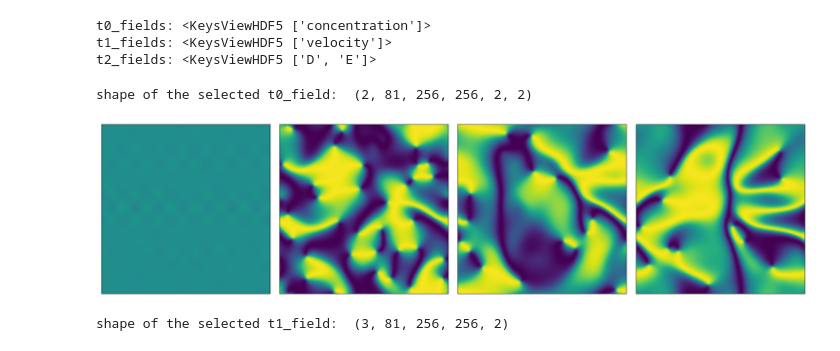
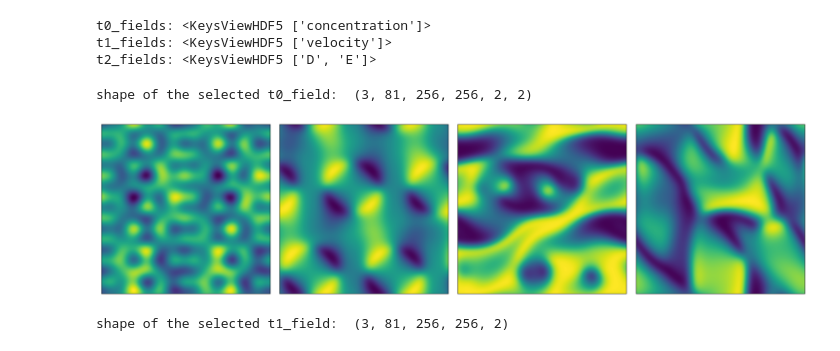
Before and after one commit to PolymathicAI/the_well, a Jupyter notebook: datasets/active_matter/visualization_active_matter.ipynb, the cells around one changed output. Cells and saved outputs as stored; diff of their text form; code cells hidden in the pictures.

```diff
--- a/datasets/active_matter/visualization_active_matter.ipynb
+++ b/datasets/active_matter/visualization_active_matter.ipynb
@@ -46,35 +46,35 @@ t2_fields: <KeysViewHDF5 ['D', 'E']>
 
 #Get the first t0_field and load it as a numpy array:
 with h5py.File(p,'r') as f:
-    E = f['t2_fields']['D'][:] #HDF5 datasets can be sliced like a numpy array
-    print(f'shape of the selected t0_field: ', E.shape)
+    D = f['t2_fields']['D'][:] #HDF5 datasets can be sliced like a numpy array
+    print(f'shape of the selected t0_field: ', D.shape)
     #you can directly slice the selected field without reading the whole dataset by doing:
     #traj = 0 #select the trajectory
     # field = f['t0_fields']['concentration'][traj, :]
 # %% [output]
-shape of the selected t0_field:  (2, 81, 256, 256, 2, 2)
+shape of the selected t0_field:  (3, 81, 256, 256, 2, 2)
 # %%
 from matplotlib.colors import LogNorm
-traj = 4 #select the trajectory
-traj_toplot = E[traj,:,:,:,0,0]
+traj = 1 #select the trajectory
+traj_toplot = D[traj,:,:,:,1,0]
 #field is now of shape (n_timesteps, x, y). Let's do a subplot to plot it at t= 0, t= T/3, t= 2T/3 and t= T:
 fig, axs = plt.subplots(1, 4, figsize=(20,5))
 T = traj_toplot.shape[0]
 #fix colorbar for all subplots:
 vmin = np.min(traj_toplot)
 vmax = np.max(traj_toplot)
 norm = plt.Normalize(vmin=vmin, vmax=vmax)
 #norm = LogNorm(vmin=vmin, vmax=vmax)
 
 for i, t in enumerate([0, T//3, (2*T)//3, T-1]):
-    axs[i].imshow(traj_toplot[t], cmap='viridis', norm=norm)
+    axs[i].imshow(traj_toplot[t], cmap='viridis')#, norm=norm)
     axs[i].set_xticks([])
     axs[i].set_yticks([])
     #axs[i].set_title(f't={t}')
 
 plt.tight_layout()
 # %% [output]
-[figure, old version]
+[figure, new version]
 # %%
 #save figure without axes and titles:
 
```
Also changed, not shown: parts of 2 cells of this notebook, 14 other files.
